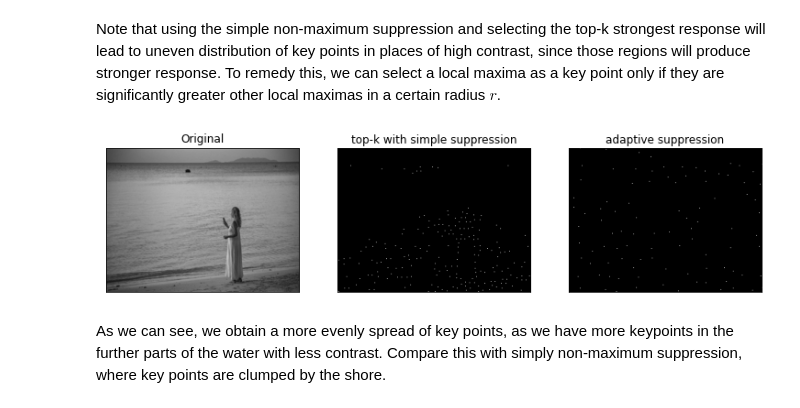
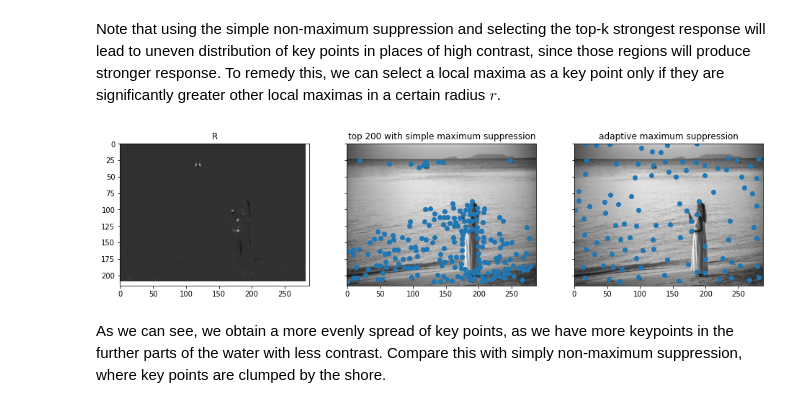
Before and after one commit to 0WN463/wellspring, a Jupyter notebook: computer-vision/key_points.ipynb, the cells around one changed output. Saved outputs shown, nothing was run; the diff lists cells and outputs as text; code cells hidden in the pictures.

```diff
--- a/computer-vision/key_points.ipynb
+++ b/computer-vision/key_points.ipynb
@@ -402,11 +429,29 @@ show_images((woman_image, "Original"), (suppressed, "Simple suppression"),
 # %% [markdown]
 Note that using the simple non-maximum suppression and selecting the top-k strongest response will lead to uneven distribution of key points in places of high contrast, since those regions will produce stronger response.
 To remedy this, we can select a local maxima as a key point only if they are significantly greater other local maximas in a certain radius $r$.
-# %%
-show_images((woman_image, "Original"), (top_k(suppressed, 200),
-            "top-k with simple suppression"),  (adaptive_area(R, 13), "adaptive suppression"))
-# %% [output]
-[figure, removed]
+# %%
+fig = plt.figure(figsize=(16, 10))
+axs = fig.subplots(1, 3, sharex=True, sharey=True)
+
+axs[0].imshow(R, cmap='gray')
+axs[1].imshow(woman_image, cmap='gray')
+axs[2].imshow(woman_image, cmap='gray')
+
+R = harris(woman_image, window=gaussian_filter(5))
+suppressed = simple_area(R)
+top200 = top_k(R, suppressed, 200)
+
+adaptive = adaptive_area(R, 13)
+
+axs[1].scatter(top200[:, 1], top200[:, 0])
+axs[2].scatter(adaptive[:, 1], adaptive[:, 0])
+
+axs[0].set_title("R")
+axs[1].set_title("top 200 with simple maximum suppression")
+axs[2].set_title("adaptive maximum suppression")
+plt.show()
+# %% [output]
+[figure, added]
 # %% [markdown]
 As we can see, we obtain a more evenly spread of key points, as we have more keypoints in the further parts of the water with less contrast.
 Compare this with simply non-maximum suppression, where key points are clumped by the shore.
```
Also changed, not shown: parts of 8 cells of this notebook, 29 other files.
